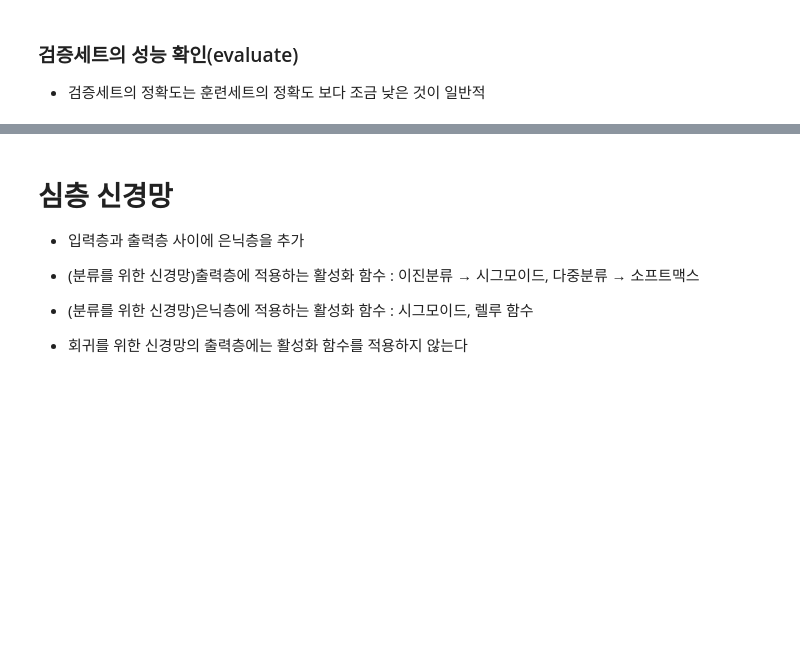
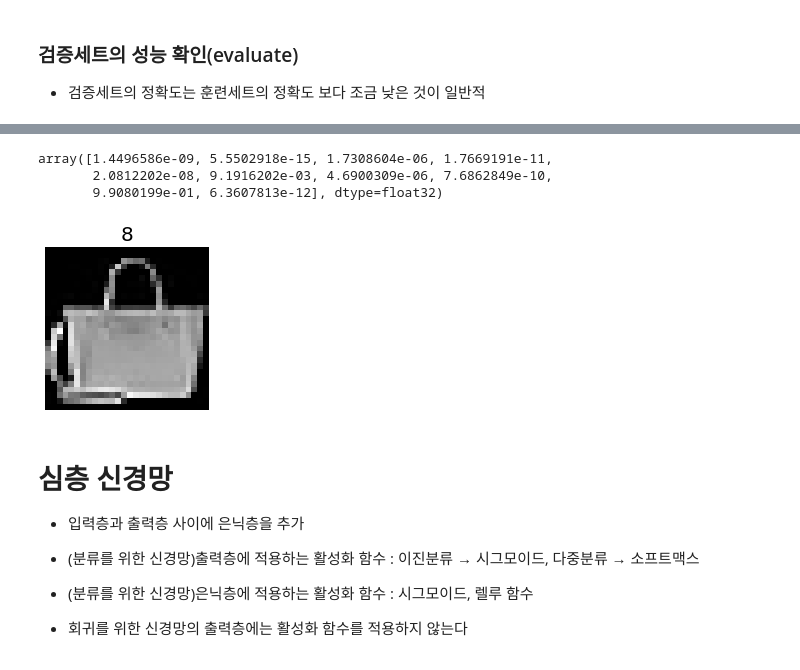
Before and after one commit to kiyong21c/nadocoding, a Jupyter notebook: 20220410_nueralnetwork.ipynb, the cells around one changed output, grey strips where cells are left out. Saved outputs shown, nothing was run; the diff lists cells and outputs as text; code cells hidden in the pictures; blank space fills up the shorter version.

```diff
--- a/20220410_nueralnetwork.ipynb
+++ b/20220410_nueralnetwork.ipynb
@@ -137,3 +143,18 @@ model.evaluate(val_scaled, val_target)
+# %%
+model.predict(val_scaled)[0] # 8번 인덱스 target의 확률이 가장 높음
+# %% [output]
+array([1.4496586e-09, 5.5502918e-15, 1.7308604e-06, 1.7669191e-11,
+       2.0812202e-08, 9.1916202e-03, 4.6900309e-06, 7.6862849e-10,
+       9.9080199e-01, 6.3607813e-12], dtype=float32)
+# %%
+import matplotlib.pyplot as plt
+plt.figure(figsize=(3, 3))
+plt.imshow(val_scaled[0].reshape(-1,28), cmap='gray') # 1차원으로 펼쳐놓은 데이터를 다시 2차원 으로
+plt.axis('off')
+plt.title('{}'.format(val_target[0]), size=20)
+plt.show()
+# %% [output]
+[figure, added]
 # %% [markdown]
 # 심층 신경망
 - 입력층과 출력층 사이에 은닉층을 추가
```
Also changed, not shown: parts of 8 cells of this notebook.
